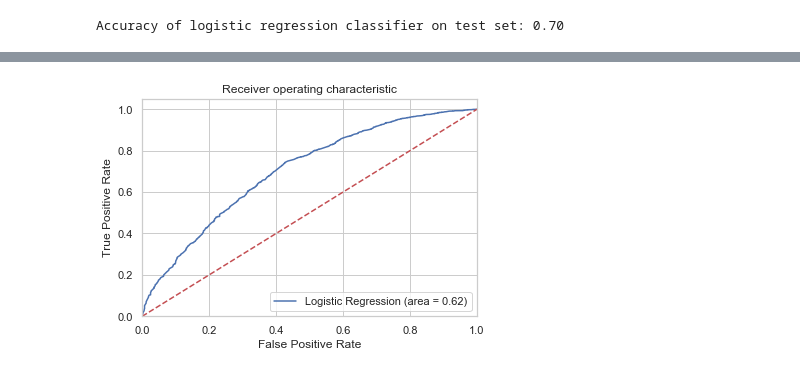
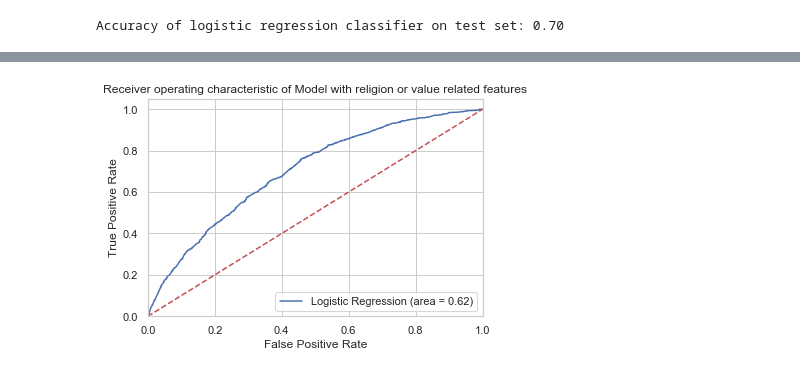
Before and after one commit to michaelEbner/mm_sandiego_final_project_python, a Jupyter notebook: final_project.ipynb, the cells around one changed output, grey strips where cells are left out. Drawn from its saved outputs; the diff is of its cells as text; code cells hidden in the pictures.

```diff
--- a/final_project.ipynb
+++ b/final_project.ipynb
@@ -279,7 +283,7 @@ df_working = pd.DataFrame(df[['id_cocas', 'country',
        'value_determinationperseverance', 'value_religionsfaith_num',
        'value_religionsfaith', 'value_unselfishness_num',
        'value_unselfishness', 'value_obedience_num', 'value_obedience',
-       'trust_num', 'trust', 'leftVSright_num', 'leftVSright']]).reset_index(drop=1)
+       'trust_num', 'trust', 'leftVSright_num', 'leftVSright','religious denomination binary','religious denomination','religious person','importance of religion']]).reset_index(drop=1)
 
 
 df_working.isnull().sum()
@@ -483,3 +487,6 @@ data_final = df_pred[['gender_num','health_professional_num','urban_num','childr
+# %%
+#with relgion and values
+data_final = df_pred[['gender_num','health_professional_num','urban_num','children_num','state_of_health_num','justify_euthanasia_num','value_manners_num','value_independence_num','value_hardwork_num','value_responsibility_num','value_imagination_num','value_tolerancerespect_num','value_thriftsaving_num','value_determinationperseverance_num','value_unselfishness_num','value_obedience_num','trust_num','Other Rel. Denomination','No Rel. Denomination','Other Christians','Protestant','Roman catholic','Unknown','Austria','France','Germany','Italy','Switzerland','c. edu|higher','d. age|+65','e. health|poor','f. health|very poor','a. income|buttom 30%','a. relImportance|very important','b. relImportance|quite important','c. right','d. far right']].copy().reset_index(drop=1)
 # %%
 X = data_final.loc[:, data_final.columns != 'justify_euthanasia_num']
 y = data_final.loc[:, data_final.columns == 'justify_euthanasia_num']
@@ -535,3 +549,22 @@ y = data_final['justify_euthanasia_num']
+# %%
+cols = list(df_imp_features[df_imp_features.supportive]['feature'].values)
+cols.remove('Other Rel. Denomination')
+cols.remove('f. health|very poor')
+cols.remove('value_unselfishness_num')
+
+#cols.remove('value_obedience_num')
+#cols.remove('d. far right')
+#cols.remove('value_manners_num')
+#cols.remove('value_determinationperseverance_num')
+#cols.remove('value_tolerancerespect_num')
+#cols.remove('value_imagination_num')
+#cols.remove('b. relImportance|quite important')
+#cols.remove('a. relImportance|very important')
+#cols.remove('No Rel. Denomination')
+
+
+X = data_final[cols]
+y = data_final['justify_euthanasia_num']
 # %%
 import statsmodels.api as sm
 logit_model=sm.Logit(y,X)
@@ -635,18 +680,18 @@ weighted avg       0.69      0.70      0.67      3634
 # %%
 from sklearn.metrics import roc_auc_score
 from sklearn.metrics import roc_curve
 logit_roc_auc = roc_auc_score(y_test, logreg.predict(X_test))
 fpr, tpr, thresholds = roc_curve(y_test, logreg.predict_proba(X_test)[:,1])
 plt.figure()
 plt.plot(fpr, tpr, label='Logistic Regression (area = %0.2f)' % logit_roc_auc)
 plt.plot([0, 1], [0, 1],'r--')
 plt.xlim([0.0, 1.0])
 plt.ylim([0.0, 1.05])
 plt.xlabel('False Positive Rate')
 plt.ylabel('True Positive Rate')
-plt.title('Receiver operating characteristic')
+plt.title('Receiver operating characteristic of Model with religion or value related features')
 plt.legend(loc="lower right")
 plt.savefig('Log_ROC')
 plt.show()
 # %% [output]
-[figure, old version]
+[figure, new version]
```
Also changed, not shown: parts of 19 cells of this notebook, 1 other file.
